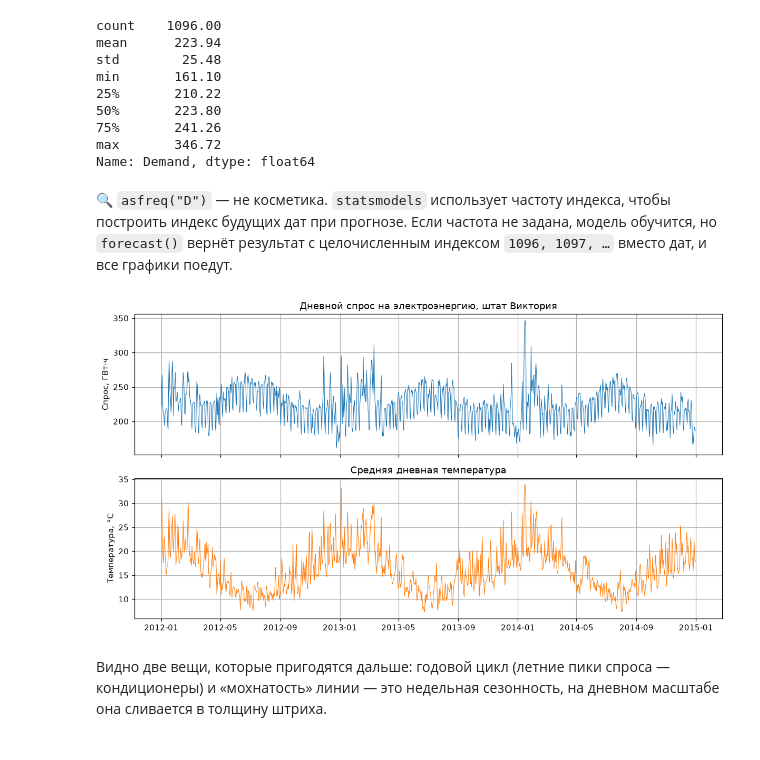
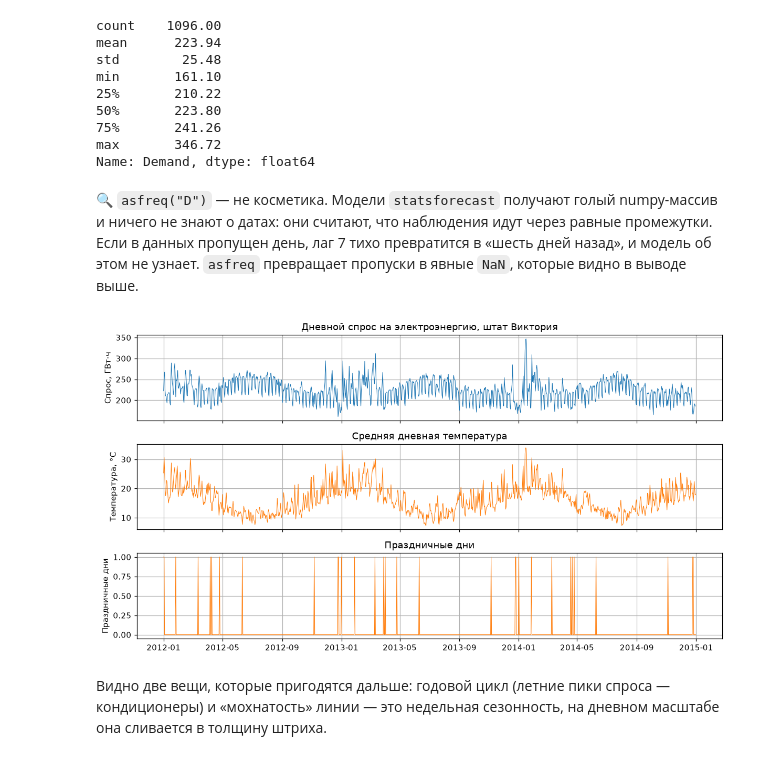
Before and after one commit to alex-hse-repository/time-series-cu-2026, a Jupyter notebook: week_5/part_1/01. Что происходит внутри fit.ipynb, the cells around one changed output. Saved outputs shown, nothing was run; the diff lists cells and outputs as text; code cells hidden in the pictures.

```diff
--- a/week_5/part_1/01. Что происходит внутри fit.ipynb
+++ b/week_5/part_1/01. Что происходит внутри fit.ipynb
@@ -92,7 +84,7 @@ numpy:       2.4.6
   заметно глазом. На ряде из 60 точек всё считается мгновенно, и разговор о
   вычислительной сложности превращается в теорию.
 # %%
-raw = pd.read_csv("../data/vic_elec.csv", parse_dates=["Time", "Date"])
+raw = pd.read_csv("https://raw.githubusercontent.com/alex-hse-repository/time-series-cu-2026/refs/heads/main/week_5/data/vic_elec.csv", parse_dates=["Time", "Date"])
 raw.head(3)
 # %% [output]
 |  | Time | Demand | Temperature | Date | Holiday |
@@ -141,22 +134,28 @@ min       161.10
 max       346.72
 Name: Demand, dtype: float64
 # %% [markdown]
-🔍 `asfreq("D")` — не косметика. `statsmodels` использует частоту индекса,
-чтобы построить индекс будущих дат при прогнозе. Если частота не задана, модель
-обучится, но `forecast()` вернёт результат с целочисленным индексом `1096, 1097, …`
-вместо дат, и все графики поедут.
+🔍 `asfreq("D")` — не косметика. Модели `statsforecast` получают голый
+numpy-массив и ничего не знают о датах: они считают, что наблюдения идут
+через равные промежутки. Если в данных пропущен день, лаг 7 тихо превратится
+в «шесть дней назад», и модель об этом не узнает. `asfreq` превращает
+пропуски в явные `NaN`, которые видно в выводе выше.
 # %%
-fig, axs = plt.subplots(2, 1, figsize=(11, 6), sharex=True)
+fig, axs = plt.subplots(3, 1, figsize=(11, 6), sharex=True)
 axs[0].plot(y, lw=0.7)
 axs[0].set_ylabel("Спрос, ГВт·ч")
 axs[0].set_title("Дневной спрос на электроэнергию, штат Виктория")
 
 axs[1].plot(daily["Temperature"], lw=0.7, color="C1")
 axs[1].set_ylabel("Температура, °C")
 axs[1].set_title("Средняя дневная температура")
+
+axs[2].plot(daily["Holiday"], lw=0.7, color="C1")
+axs[2].set_ylabel("Праздничные дни")
+axs[2].set_title("Праздничные дни")
+
 fig.tight_layout()
 # %% [output]
-[figure, old version]
+[figure, new version]
 # %% [markdown]
 Видно две вещи, которые пригодятся дальше: годовой цикл (летние пики спроса —
 кондиционеры) и «мохнатость» линии — это недельная сезонность, на дневном
```
Also changed, not shown: parts of 64 cells of this notebook, 6 other files.
